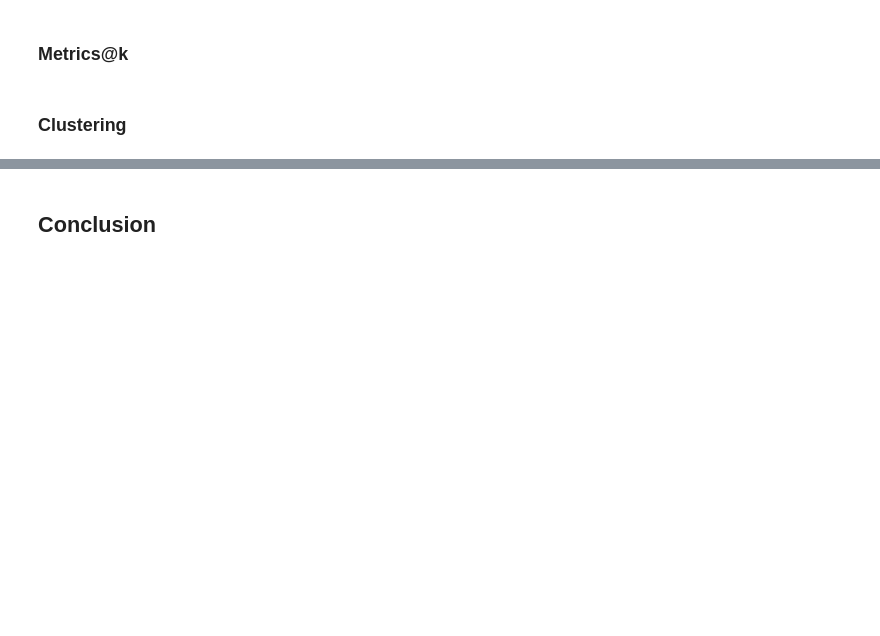
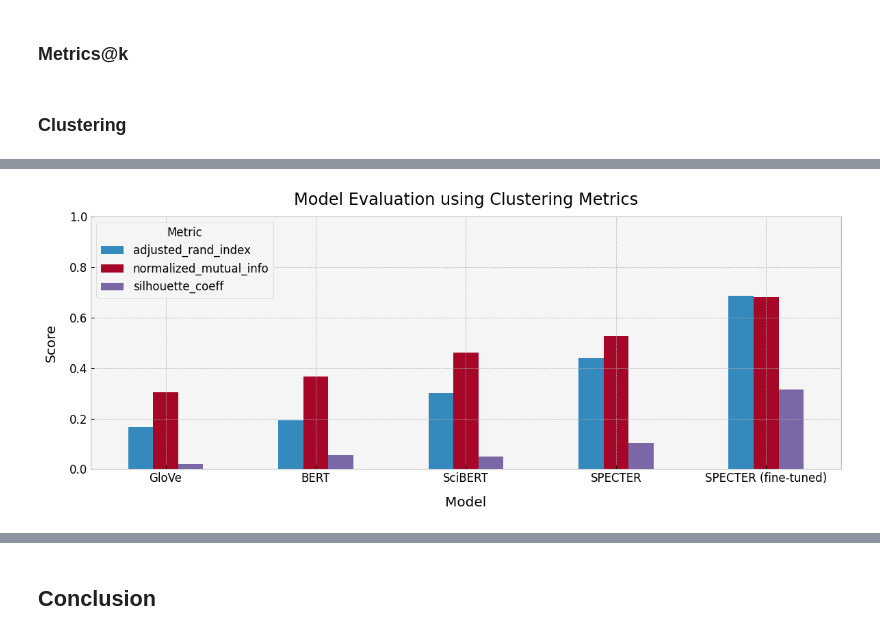
Before and after one commit to nadrajak/arxiv-semantic-search, a Jupyter notebook: notebooks/2-arxiv-evaluation.ipynb, the cells around one changed output, grey strips where cells are left out. Saved outputs shown, nothing was run; the diff lists cells and outputs as text; code cells hidden in the pictures; blank space fills up the shorter version.

Commit message:
Add clustering section to evaluation notebook

```diff
--- a/notebooks/2-arxiv-evaluation.ipynb
+++ b/notebooks/2-arxiv-evaluation.ipynb
@@ -251,0 +260,30 @@ plt.tight_layout()
+# %%
+def evaluate_clustering(embeddings, true_categories, n_clusters=None):
+    if n_clusters is None:
+        n_clusters = len(set(true_categories))
+
+    # Cluster embeddings
+    kmeans = KMeans(n_clusters=n_clusters, random_state=config.RANDOM_SEED)
+    predicted_clusters = kmeans.fit_predict(embeddings)
+
+    # Calculate metrics
+    ari = adjusted_rand_score(true_categories, predicted_clusters)
+    nmi = normalized_mutual_info_score(true_categories, predicted_clusters)
+    silhouette = silhouette_score(embeddings, predicted_clusters)
+
+    return {'adjusted_rand_index': ari, 'normalized_mutual_info': nmi, 'silhouette_coeff': silhouette}
+# %%
+abstracts = data["abstract"].to_list()
+categories = data["category"].to_list()
+# %%
+# Pre-calcuate embeddings
+model_embeddings = [model.encode(abstracts) for model in models]
+# %%
+# Evaluate using clustering metrics
+clustering_results = []
+for model_name, model_embedding in zip(model_pretty_names, model_embeddings):
+    clustering_result = evaluate_clustering(model_embedding, categories)
+    clustering_result['model'] = model_name
+    clustering_results.append(clustering_result)
+
+clustering_results_df = pd.DataFrame(clustering_results).set_index('model')
@@ -251,0 +300,12 @@ plt.tight_layout()
+# %%
+clustering_results_df.plot(kind='bar', figsize=(12, 5))
+plt.title('Model Evaluation using Clustering Metrics')
+plt.xlabel('Model')
+plt.ylabel('Score')
+plt.ylim([0, 1])
+plt.xticks(rotation=0, ha='center')
+plt.legend(title='Metric', bbox_to_anchor=(0, 1), loc='upper left')
+
+plt.tight_layout();
+# %% [output]
+[figure, added]
```
Also changed, not shown: parts of 12 cells of this notebook.
